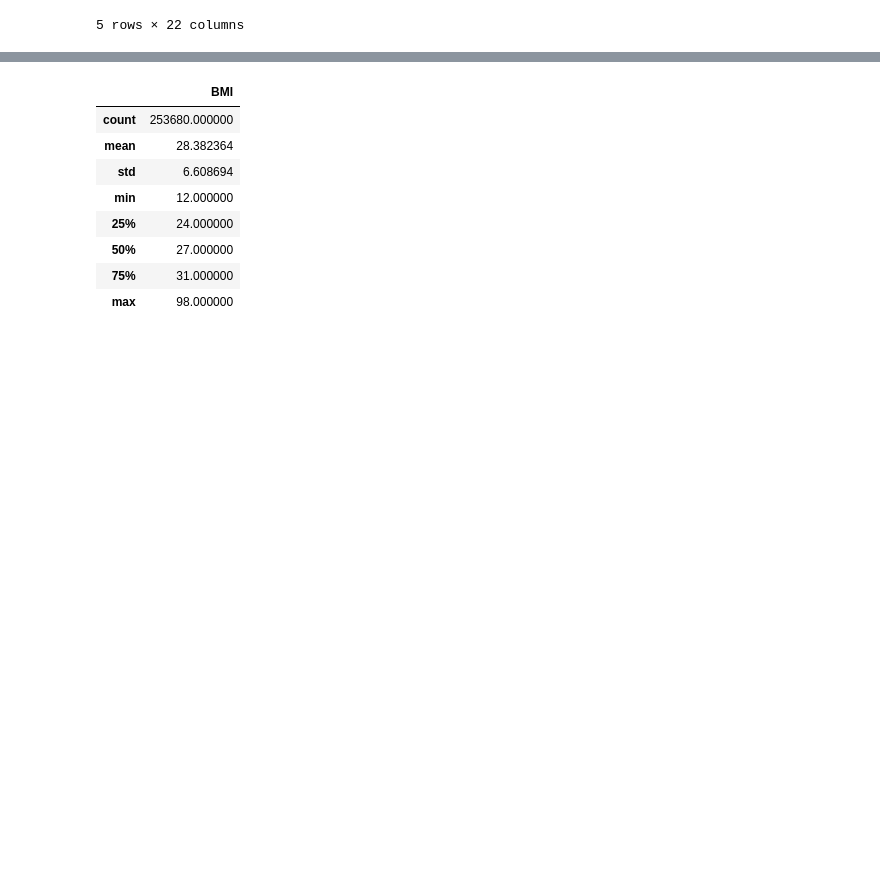
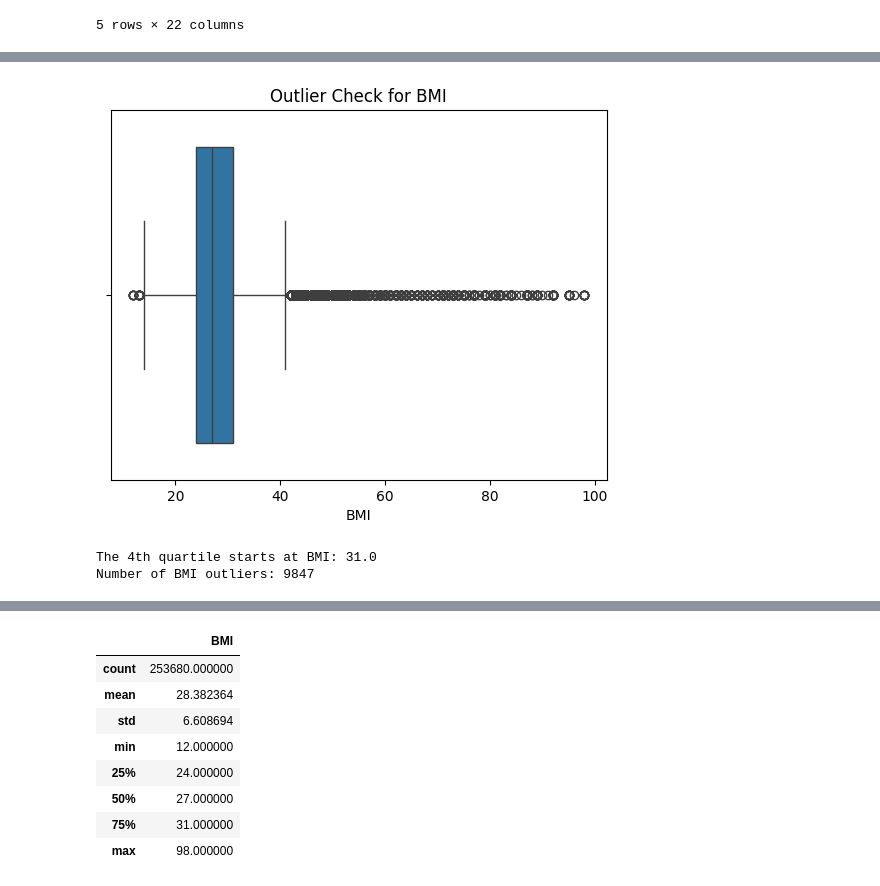
Before and after one commit to Lanzero225/Diabetes-Analysis, a Jupyter notebook: diabetes_notebook.ipynb, the cells around one changed output, grey strips where cells are left out. Cells and saved outputs as stored; diff of their text form; code cells hidden in the pictures; blank space fills up the shorter version.

Commit message:
Saving the current analysis (Done with Definition, Collection, Removing Duplicates, Fixing Typings)
Next: Outlier Detection, Feature Engineering, Data Analysis, Model Creation

```diff
--- a/diabetes_notebook.ipynb
+++ b/diabetes_notebook.ipynb
@@ -75,0 +207,17 @@ memory usage: 7.0 MB
+# %%
+sns.boxplot(x=diabetes_dataframe['BMI'])
+plt.title('Outlier Check for BMI')
+plt.show()
+# %% [output]
+[figure, added]
+# %%
+Q1 = diabetes_dataframe['BMI'].quantile(0.25)
+Q3 = diabetes_dataframe['BMI'].quantile(0.75)
+IQR = Q3 - Q1
+
+outliers = diabetes_dataframe[(diabetes_dataframe['BMI'] < (Q1 - 1.5 * IQR)) | (diabetes_dataframe['BMI'] > (Q3 + 1.5 * IQR))]
+print(f"The 4th quartile starts at BMI: {Q3}")
+print(f"Number of BMI outliers: {len(outliers)}")
+# %% [output]
+The 4th quartile starts at BMI: 31.0
+Number of BMI outliers: 9847
```
Also changed, not shown: parts of 32 cells of this notebook.
